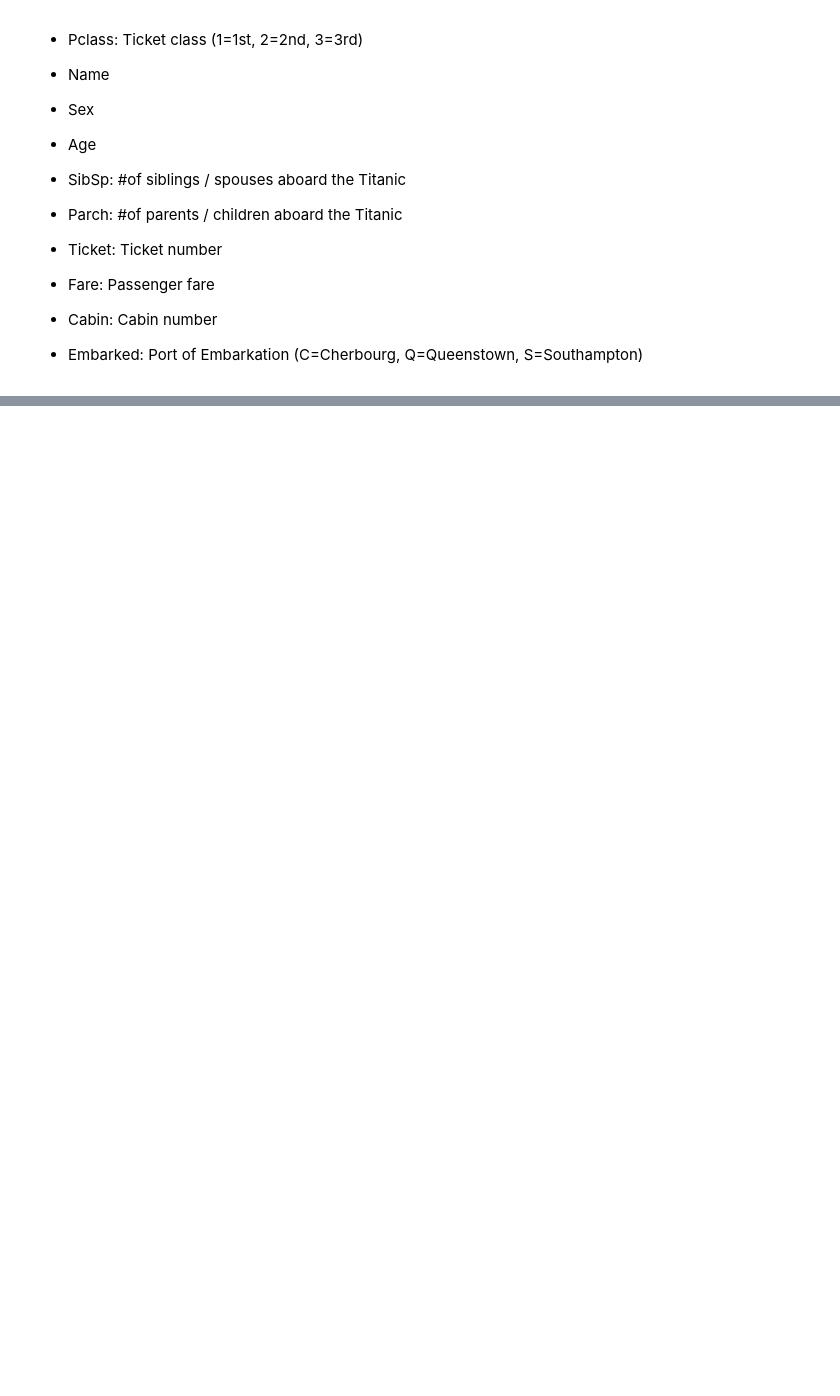
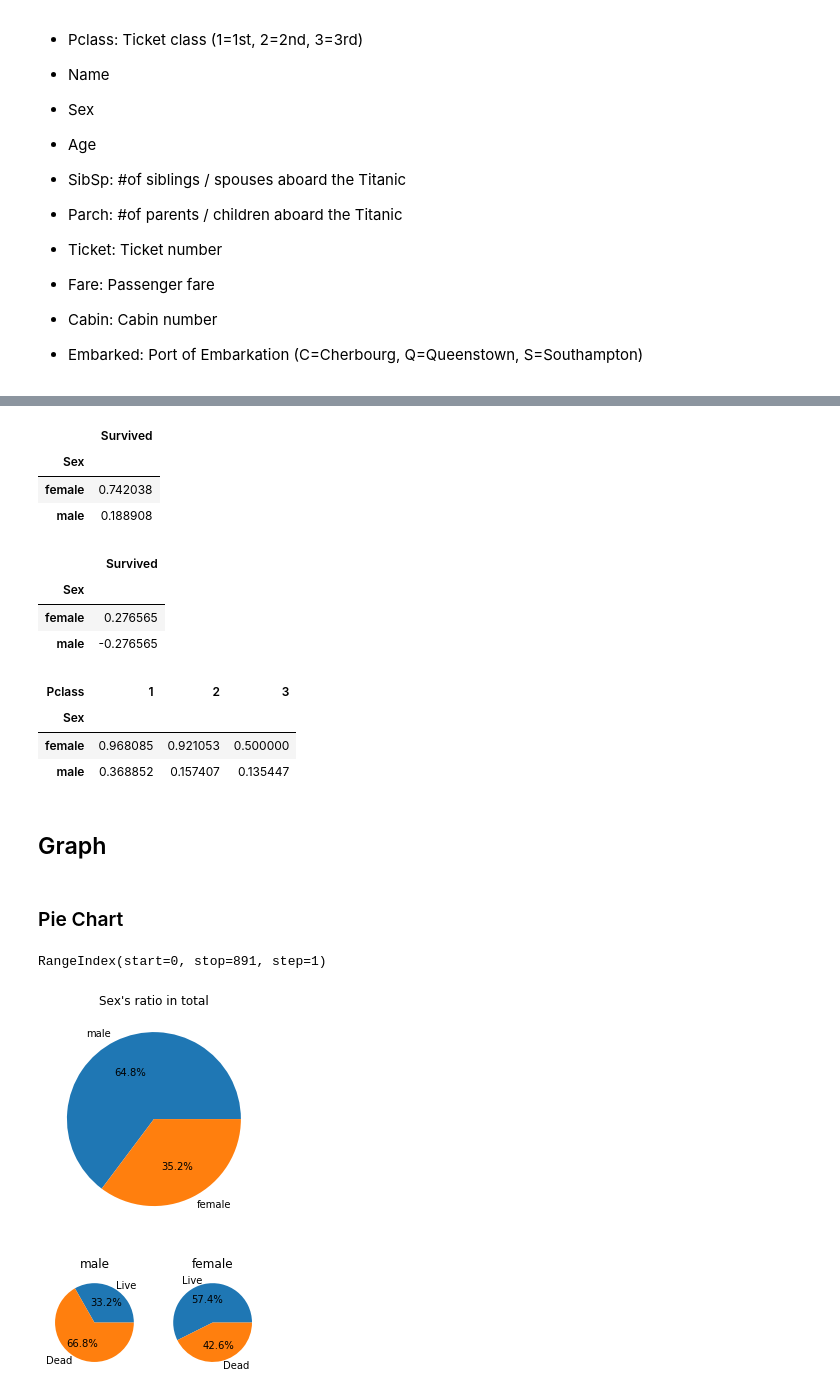
Before and after one commit to Lagom92/Titanic, a Jupyter notebook: data analysis/analysis.ipynb, the cells around one changed output, grey strips where cells are left out. Drawn from its saved outputs; the diff is of its cells as text; code cells hidden in the pictures; blank space fills up the shorter version.

Commit message:
Create pie chart

```diff
--- a/data analysis/analysis.ipynb
+++ b/data analysis/analysis.ipynb
@@ -114,0 +60,26 @@ dtype: int64
+# %%
+# 성별 생존율(평균)
+train.groupby('Sex')[['Survived']].aggregate('mean')
+# %% [output]
+|  | Survived |
+| Sex |  |
+| female | 0.742038 |
+| male | 0.188908 |
+# %%
+# 데이터 표준화(평균중심 이동)
+train.groupby('Sex')[['Survived']].aggregate('mean').apply(lambda x: x-x.mean())
+# %% [output]
+|  | Survived |
+| Sex |  |
+| female | 0.276565 |
+| male | -0.276565 |
+# %%
+# 성별, 클래스별 생존율
+train.pivot_table('Survived', index='Sex', columns='Pclass')
+# %% [output]
+| Pclass | 1 | 2 | 3 |
+| Sex |  |  |  |
+| female | 0.968085 | 0.921053 | 0.500000 |
+| male | 0.368852 | 0.157407 | 0.135447 |
+# %% [markdown]
+## Graph
@@ -114,0 +89,41 @@ dtype: int64
+# %% [markdown]
+### Pie Chart
+# %%
+# pie chart
+train['Sex'].size
+train['Sex'].index
+# %% [output]
+RangeIndex(start=0, stop=891, step=1)
+# %%
+# 성별 생존율 그래프 그리기
+train['Sex']
+
+# 전체 성별 사람수
+feature_ratio = train['Sex'].value_counts()
+
+# 2
+feature_ratio.size
+
+# male, female
+feature_ratio.index
+
+# live: Survived가 1인 sex의 개수
+live = train[train['Survived']==1]['Sex'].value_counts()
+
+# dead: Survived가 0인 sex의 개수
+dead = train[train['Survived']==0]['Sex'].value_counts()
+# %%
+plt.plot(aspect='auto')
+plt.pie(feature_ratio, labels=feature_ratio.index, autopct='%1.1f%%')
+plt.title("Sex's ratio in total")
+plt.show()
+
+for idx, val in enumerate(feature_ratio.index):
+    plt.subplot(1, feature_ratio.size+1, idx+1, aspect='equal')
+    plt.pie([live[idx], dead[idx]], labels=['Live', 'Dead'], autopct='%1.1f%%')
+    plt.title(val)
+
+plt.show()
+# %% [output]
+[figure, added]
+[figure, added]
```
Also changed, not shown: parts of 9 cells of this notebook.
